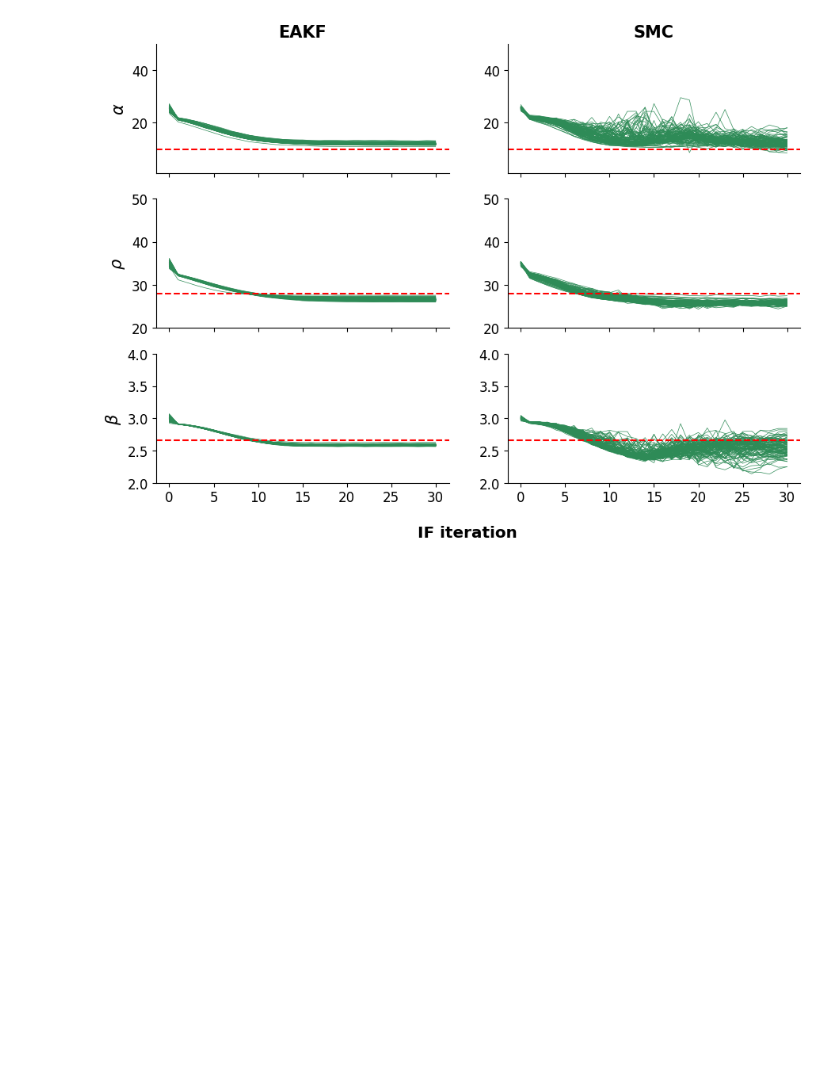
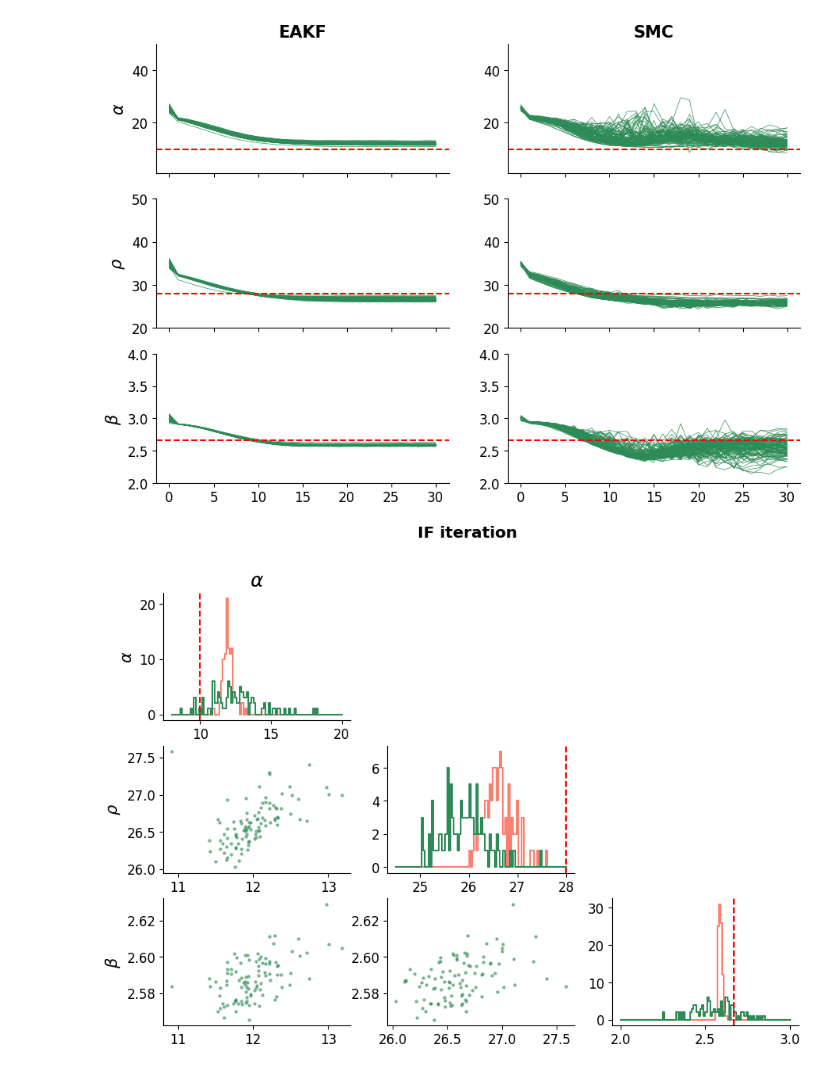
Before and after one commit to ChaosDonkey06/AppliedStochasticAnalysis, a Jupyter notebook: homework/project/visualize_inference.ipynb, the cells around one changed output. Cells and saved outputs as stored; diff of their text form; code cells hidden in the pictures; blank space fills up the shorter version.

Commit message:
update eakf and if cluster

```diff
--- a/homework/project/visualize_inference.ipynb
+++ b/homework/project/visualize_inference.ipynb
@@ -69,0 +91,46 @@ Text(0.5, 0.01, 'IF iteration')
+# %%
+from scipy.ndimage import gaussian_filter
+
+
+p_range = [ (8 , 20), (24.5, 28), (2, 3)]
+
+cols = ['α', 'ρ', 'β']
+
+fig, ax = plt.subplots(3, 3, figsize=(10.5, 7.2), sharex=False, sharey=False)
+
+for p in range(3):
+    eakf_df = mle_df[mle_df['method'] == 'EAKF']
+    pf_df   = mle_df[mle_df['method'] == 'PF']
+
+    bins_1d = np.linspace(p_range[p][0], p_range[p][1],  100+1)
+    x, _    = np.histogram(eakf_df[cols[p]].values, bins=bins_1d)
+
+    x0 = np.array(list(zip(bins_1d[:-1], bins_1d[1:]))).flatten()
+    y0 = np.array(list(zip(x, x))).flatten()
+    ax[p, p].plot(x0, y0, color="salmon")
+
+    bins_1d = np.linspace(p_range[p][0], p_range[p][1],  100+1)
+    x, _    = np.histogram(pf_df[cols[p]].values, bins=bins_1d)
+
+    x0 = np.array(list(zip(bins_1d[:-1], bins_1d[1:]))).flatten()
+    y0 = np.array(list(zip(x, x))).flatten()
+    ax[p, p].plot(x0, y0, color="seagreen")
+    ax[p, p].axvline(x=θ_truth[p], color='red', ls='--')
+
+for p in range(3):
+    ax[p, 0].set_ylabel(r'${}$'.format(cols[p]))
+    ax[0, p].set_title(r'${}$'.format(cols[p]))
+
+for pi in range(3):
+    for pj in range(3):
+        if pi>pj:
+            p1_df = eakf_df[[cols[pi], cols[pj], "idx"]]
+            ax[pi, pj].scatter(p1_df[cols[pj]], p1_df[cols[pi]], color="seagreen", s=5, alpha=0.5)
+        elif pi<pj:
+            ax[pi, pj].remove()
+
+for axi in ax.flatten():
+    axi.spines['right'].set_visible(False)
+    axi.spines['top'].set_visible(False)
+# %% [output]
+[figure, added]
```
Also changed, not shown: parts of 3 cells of this notebook, 3 other files.
